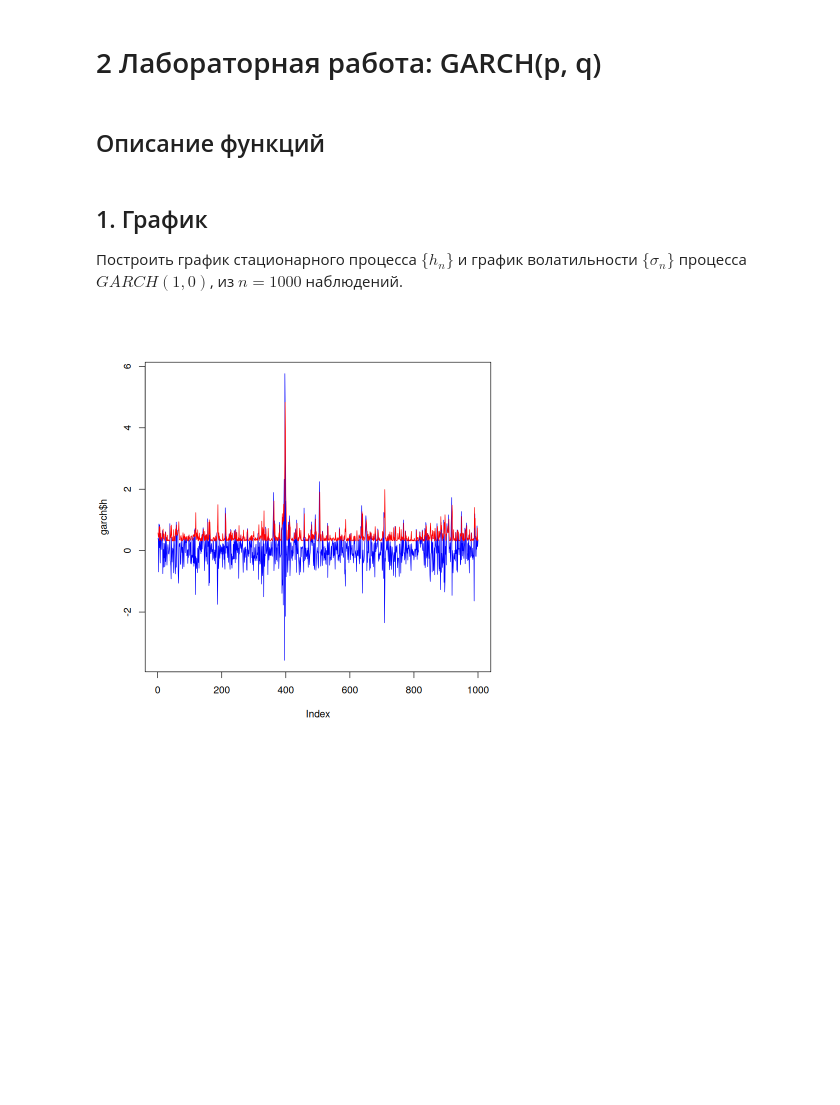
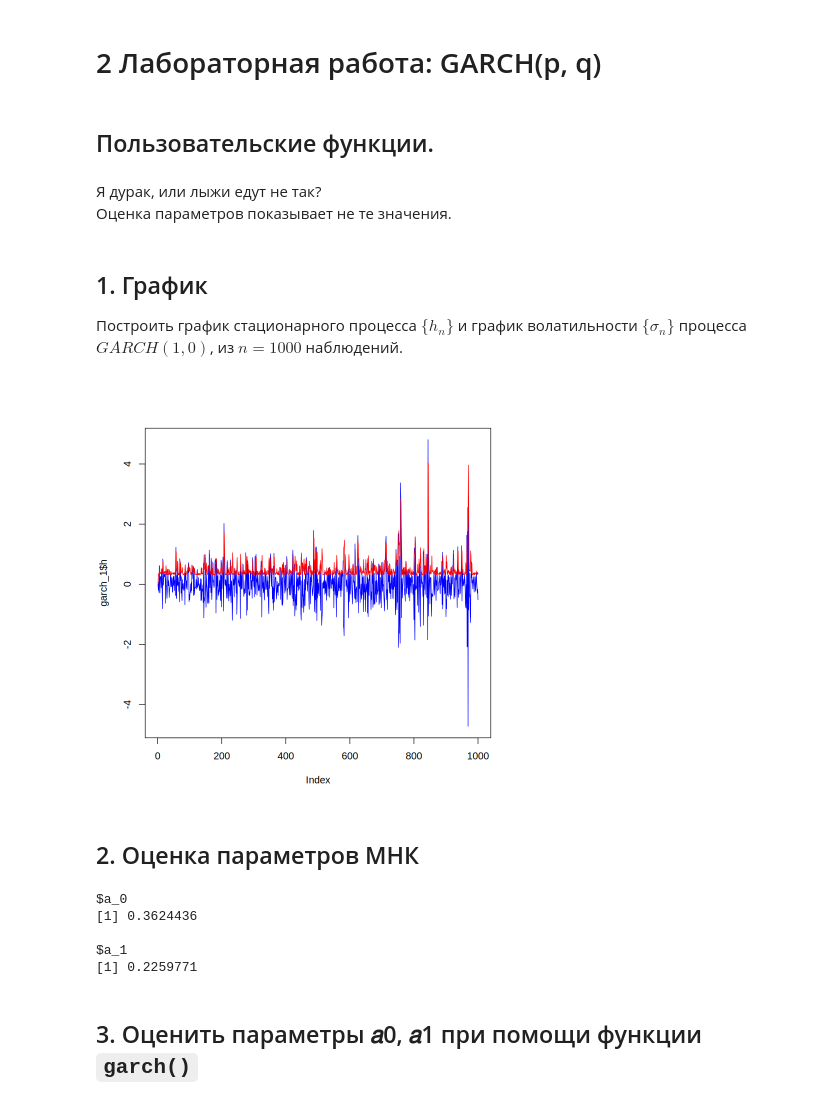
Before and after one commit to Amatikay/EMM2, a Jupyter notebook: GARCH.ipynb, the cells around one changed output. Drawn from its saved outputs; the diff is of its cells as text; code cells hidden in the pictures; blank space fills up the shorter version.

```diff
--- a/GARCH.ipynb
+++ b/GARCH.ipynb
@@ -1,5 +7,5 @@
 # %% [markdown]
 # 2 Лабораторная работа: GARCH(p, q)
 # %% [markdown]
-## Описание функций
+## Пользовательские функции.
 # %%
@@ -18,10 +93,25 @@ GenerateGRACH_1_0<-function(a0,a1,n){
+# %% [markdown]
+Я дурак, или лыжи едут не так?<br>
+Оценка параметров показывает не те значения.
 # %% [markdown]
 ## 1. График
 Построить график стационарного процесса $\{h_n\}$ и график волатильности $ \{\sigma_n\}$ процесса $GARCH(1,0)$, из $n = 1000$ наблюдений.
 # %%
-garch <- GenerateGRACH_1_0(.1, .7, 1000)
+garch_1 <- GenerateGRACH_1_1(0.1, 0.7, 1000)
 # %%
-plot(garch$h, type = "l", col = "blue")
-lines(garch$sigma, col = "red")
+plot(garch_1$h, type = "l", col = "blue")
+lines(sqrt(garch_1$sigma), col = "red")
 # %% [output]
-[figure, old version]
+[figure, new version]
+# %% [markdown]
+## 2. Оценка параметров МНК
+# %%
+Estimation_MNK_ARCH_1(garch_1$h)
+# %% [output]
+$a_0
+[1] 0.3624436
+
+$a_1
+[1] 0.2259771
+# %% [markdown]
+## 3. Оценить параметры 𝑎0, 𝑎1 при помощи функции `garch()`
```
Also changed, not shown: parts of 15 cells of this notebook.
